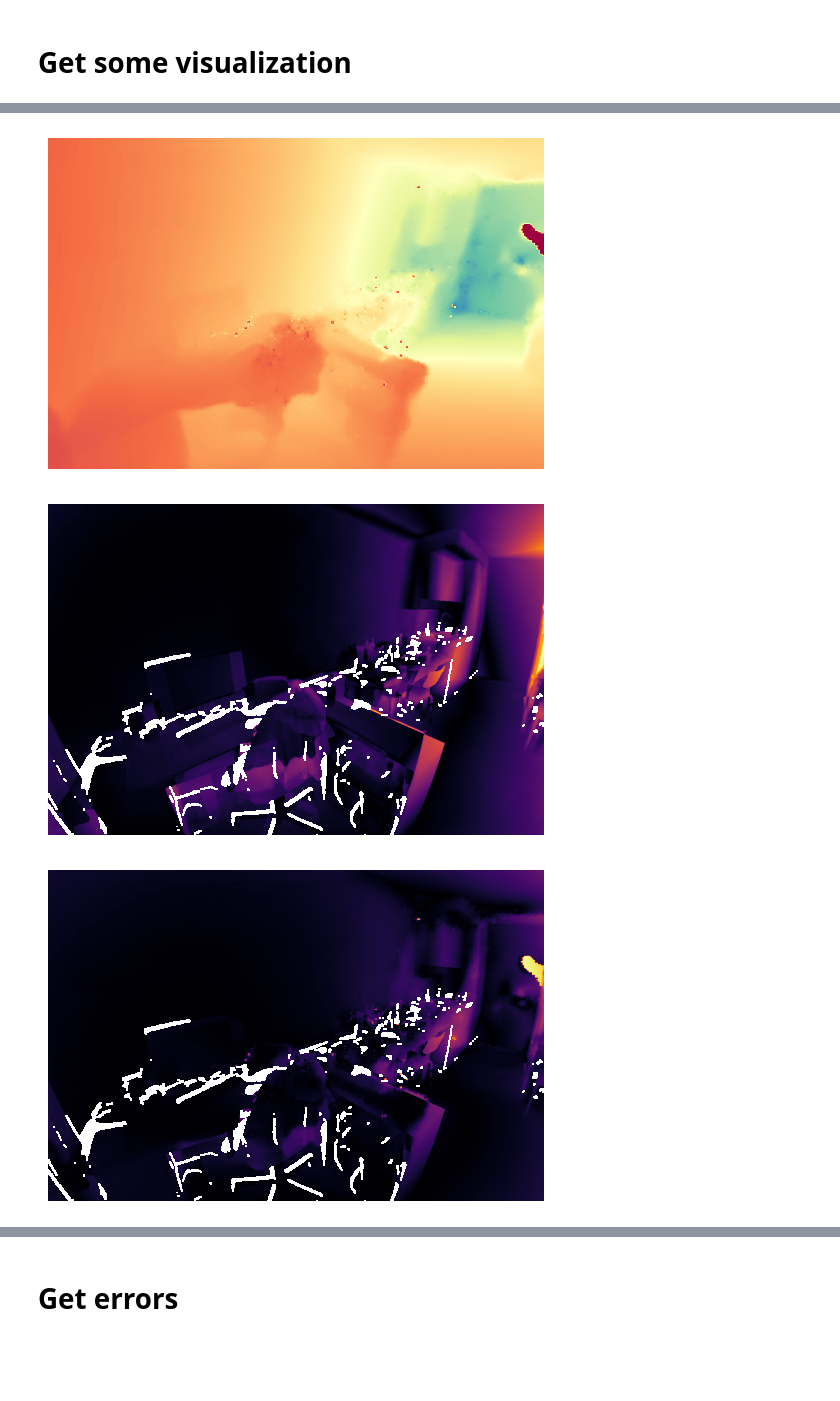
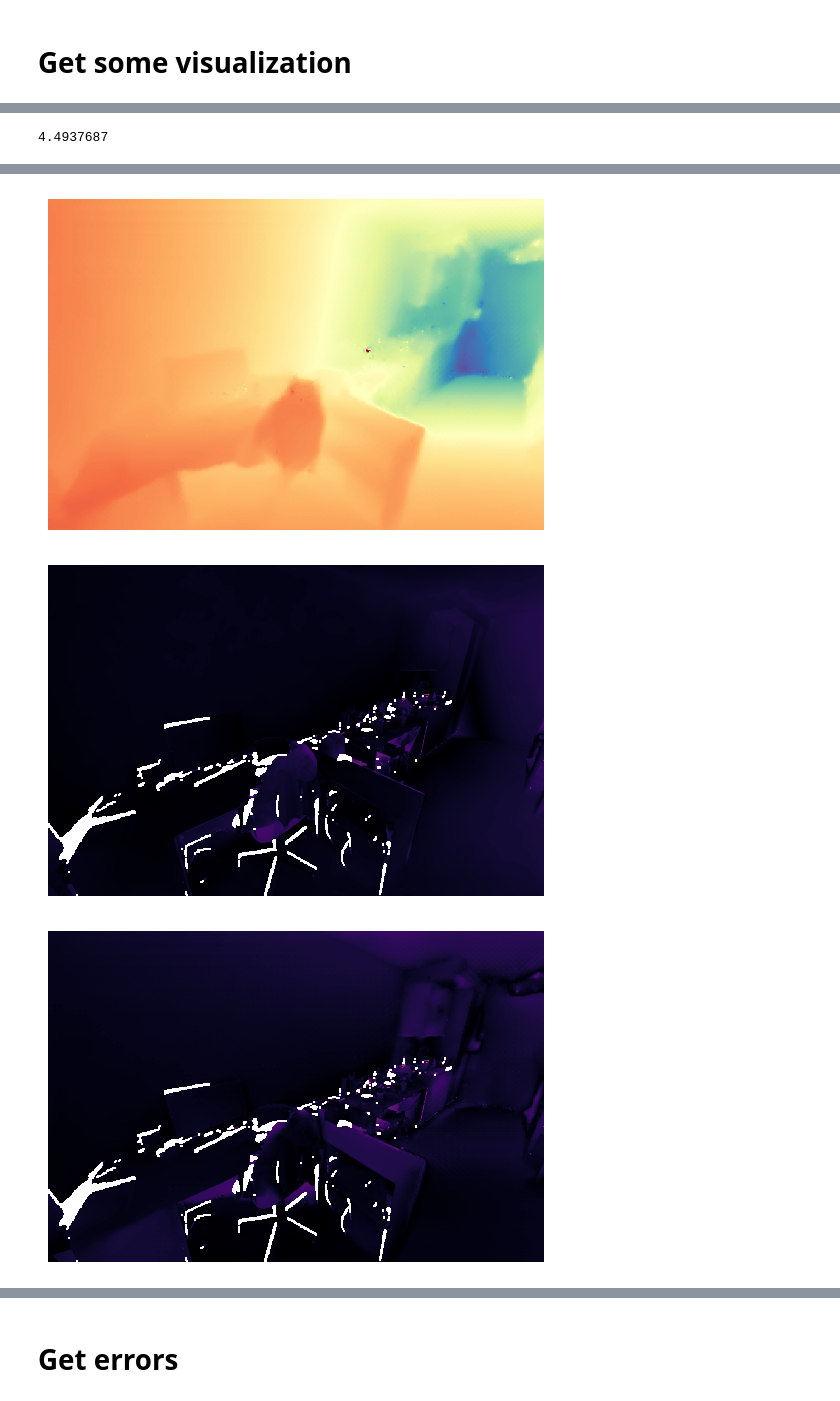
Before and after one commit to diddone/nerf-depth-priors, a Jupyter notebook: depth_alignment/align_depth_map_MG_scannetpp.ipynb, the cells around one changed output, grey strips where cells are left out. Drawn from its saved outputs; the diff is of its cells as text; code cells hidden in the pictures; blank space fills up the shorter version.

```diff
--- a/depth_alignment/align_depth_map_MG_scannetpp.ipynb
+++ b/depth_alignment/align_depth_map_MG_scannetpp.ipynb
@@ -3,6 +3,7 @@
 # %%
 # Imports
 import os
+import json
 import numpy as np
 import torch
 from scipy.interpolate import RegularGridInterpolator
@@ -13,7 +14,9 @@ import cv2
 from PIL import Image
 
 # Constants
-DATA_DIR = './../../scannetpp/4318f8bb3c'
+# DATA_DIR = './../../scannetpp/4318f8bb3c'
+DATA_DIR = './../../scannetpp/4318f8bb3c_downscaled'
+
 TRAIN_COLOR_DIR = os.path.join(DATA_DIR, 'train/rgb')
 TRAIN_DEPTH_DIR = os.path.join(DATA_DIR, 'train/depth')
 MG_TRAIN_DIR = os.path.join(DATA_DIR, 'train/depth_MG')
@@ -446,6 +451,7 @@ for i, meta_i in enumerate(meta['frames']): #os.listdir(MG_TRAIN_DIR)):
         # prob = 1000.0 / (depth.shape[0] * depth.shape[1])
         # mask = np.random.choice([True, False], size=depth.shape, p=[1-prob, prob])
         # depth[mask] = 0
+        # colmap_depths.append(depth)
         # Get indexes for the pixels with actual depth
         points_2d = np.argwhere(depth > 0)
 
@@ -497,7 +503,6 @@ for i, meta_i in enumerate(meta['frames']): #os.listdir(MG_TRAIN_DIR)):
         print()
 
         # Save point cloud for dense depth priors
-        if i == 13:
-            save_point_cloud(dense_depth_priors_depths[i].numpy(), image, K, camera_to_world, os.path.join(DENSE_DEPTH_PRIORS_POINT_CLOUDS_TRAIN_OUT, image_id))
+        # save_point_cloud(dense_depth_priors_depths[i].numpy(), image, K, camera_to_world, os.path.join(DENSE_DEPTH_PRIORS_POINT_CLOUDS_TRAIN_OUT, image_id))
 # %% [output]
 IMAGE DSC08894:
@@ -551,6 +556,13 @@ valid_imgs = torch.tensor(list(range(0, len(meta['frames']))))
 eval_mask = torch.load(MASK_PATH)[valid_imgs, :, :]
 sensor_depth, _ = load_ground_truth_depth(DATA_DIR, [frame['file_path'] for frame in meta['frames']], (image_size[1], image_size[0]), 1000)
 sensor_depth = torch.tensor(sensor_depth, dtype=torch.float32).squeeze()[valid_imgs, :, :]
+# %%
+# Rescale all aligned depths
+for i in range(len(relative_depths)):
+    relative_depths[i] = cv2.resize(relative_depths[i], (sensor_depth.shape[2], sensor_depth.shape[1]), cv2.INTER_AREA)
+    aligned_depths[i] = cv2.resize(aligned_depths[i], (sensor_depth.shape[2], sensor_depth.shape[1]), cv2.INTER_AREA)
+    uncertainties[i] = cv2.resize(uncertainties[i], (sensor_depth.shape[2], sensor_depth.shape[1]), cv2.INTER_AREA)
+    aligned_uncertainties[i] = cv2.resize(aligned_uncertainties[i], (sensor_depth.shape[2], sensor_depth.shape[1]), cv2.INTER_AREA)
 # %%
 img_id = 13
 # Calculate the max depth
@@ -601,7 +615,7 @@ plt.show()
 # %%
 max_depth = np.max([aligned_depths[img_id], dense_depth_priors_depths[img_id].numpy()])
 cmap = plt.cm.Spectral
-cmap.set_bad(color='black')
+print(max_depth)
 
 plt.imshow(aligned_depths[img_id] / max_depth, vmin=0.0, vmax=1.0, cmap=cmap)
 plt.axis('off')
@@ -618,3 +632,4 @@ plt.imshow(np.abs(masked_sensor_depth - dense_depth_priors_depths[img_id].numpy(
 plt.axis('off')
 plt.show()
 # %% [output]
+4.4937687
@@ -622,5 +637,5 @@ plt.show()
-[figure, old version]
+[figure, new version]
-[figure, old version]
+[figure, new version]
-[figure, old version]
+[figure, new version]
 # %%
 max_depth = np.max([aligned_depths[img_id], dense_depth_priors_depths[img_id].numpy()])
```
Also changed, not shown: parts of 9 cells of this notebook.
